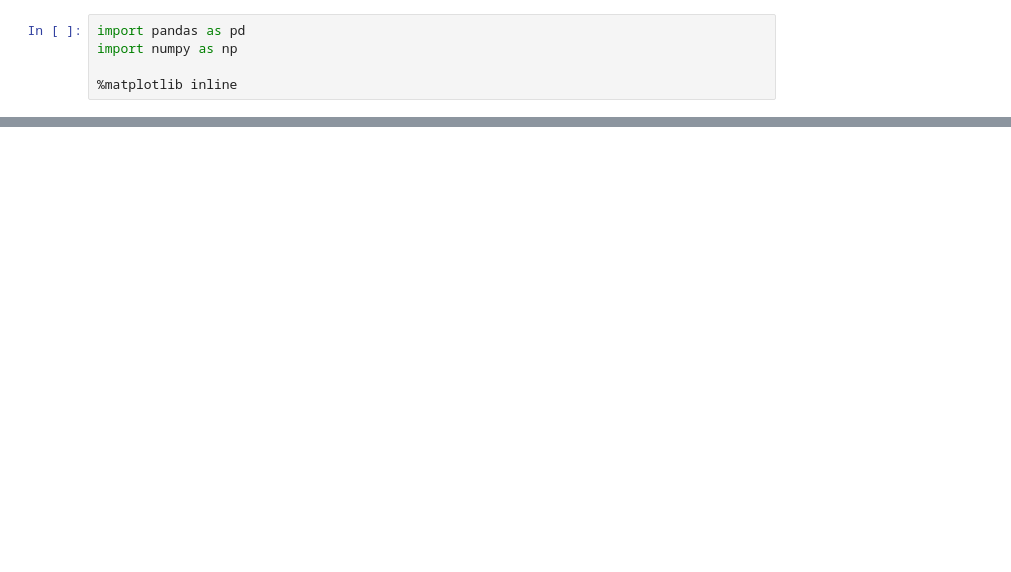
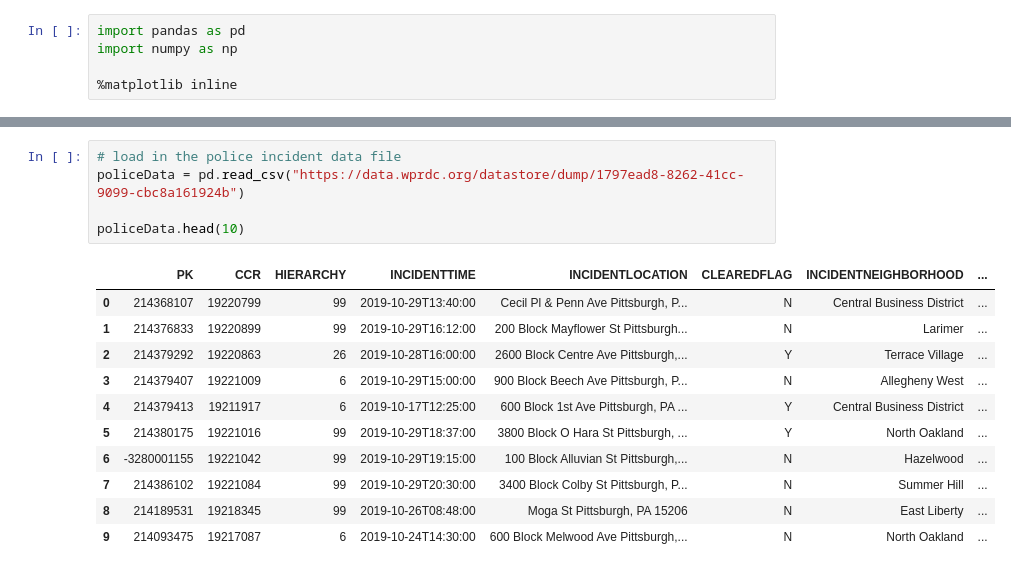
Before and after one commit to alucchitti/BigIdeasFinal, a Jupyter notebook: final-project.ipynb, the cells around one changed output, grey strips where cells are left out. Cells and saved outputs as stored; diff of their text form; blank space fills up the shorter version.

```diff
--- a/final-project.ipynb
+++ b/final-project.ipynb
@@ -9,0 +6,17 @@ FileNotFoundError: File b'police-incident-blotter.csv' does not exist
+# %%
+# load in the police incident data file
+policeData = pd.read_csv("https://data.wprdc.org/datastore/dump/1797ead8-8262-41cc-9099-cbc8a161924b")
+
+policeData.head(10)
+# %% [output]
+|  | PK | CCR | HIERARCHY | INCIDENTTIME | INCIDENTLOCATION | CLEAREDFLAG | INCIDENTNEIGHBORHOOD | ... |
+| 0 | 214368107 | 19220799 | 99 | 2019-10-29T13:40:00 | Cecil Pl & Penn Ave Pittsburgh, P... | N | Central Business District | ... |
+| 1 | 214376833 | 19220899 | 99 | 2019-10-29T16:12:00 | 200 Block Mayflower St Pittsburgh... | N | Larimer | ... |
+| 2 | 214379292 | 19220863 | 26 | 2019-10-28T16:00:00 | 2600 Block Centre Ave Pittsburgh,... | Y | Terrace Village | ... |
+| 3 | 214379407 | 19221009 | 6 | 2019-10-29T15:00:00 | 900 Block Beech Ave Pittsburgh, P... | N | Allegheny West | ... |
+| 4 | 214379413 | 19211917 | 6 | 2019-10-17T12:25:00 | 600 Block 1st Ave Pittsburgh, PA ... | Y | Central Business District | ... |
+| 5 | 214380175 | 19221016 | 99 | 2019-10-29T18:37:00 | 3800 Block O Hara St Pittsburgh, ... | Y | North Oakland | ... |
+| 6 | -3280001155 | 19221042 | 99 | 2019-10-29T19:15:00 | 100 Block Alluvian St Pittsburgh,... | N | Hazelwood | ... |
+| 7 | 214386102 | 19221084 | 99 | 2019-10-29T20:30:00 | 3400 Block Colby St Pittsburgh, P... | N | Summer Hill | ... |
+| 8 | 214189531 | 19218345 | 99 | 2019-10-26T08:48:00 | Moga St Pittsburgh, PA 15206 | N | East Liberty | ... |
+| 9 | 214093475 | 19217087 | 6 | 2019-10-24T14:30:00 | 600 Block Melwood Ave Pittsburgh,... | N | North Oakland | ... |
```
Also changed, not shown: parts of 4 cells of this notebook.
